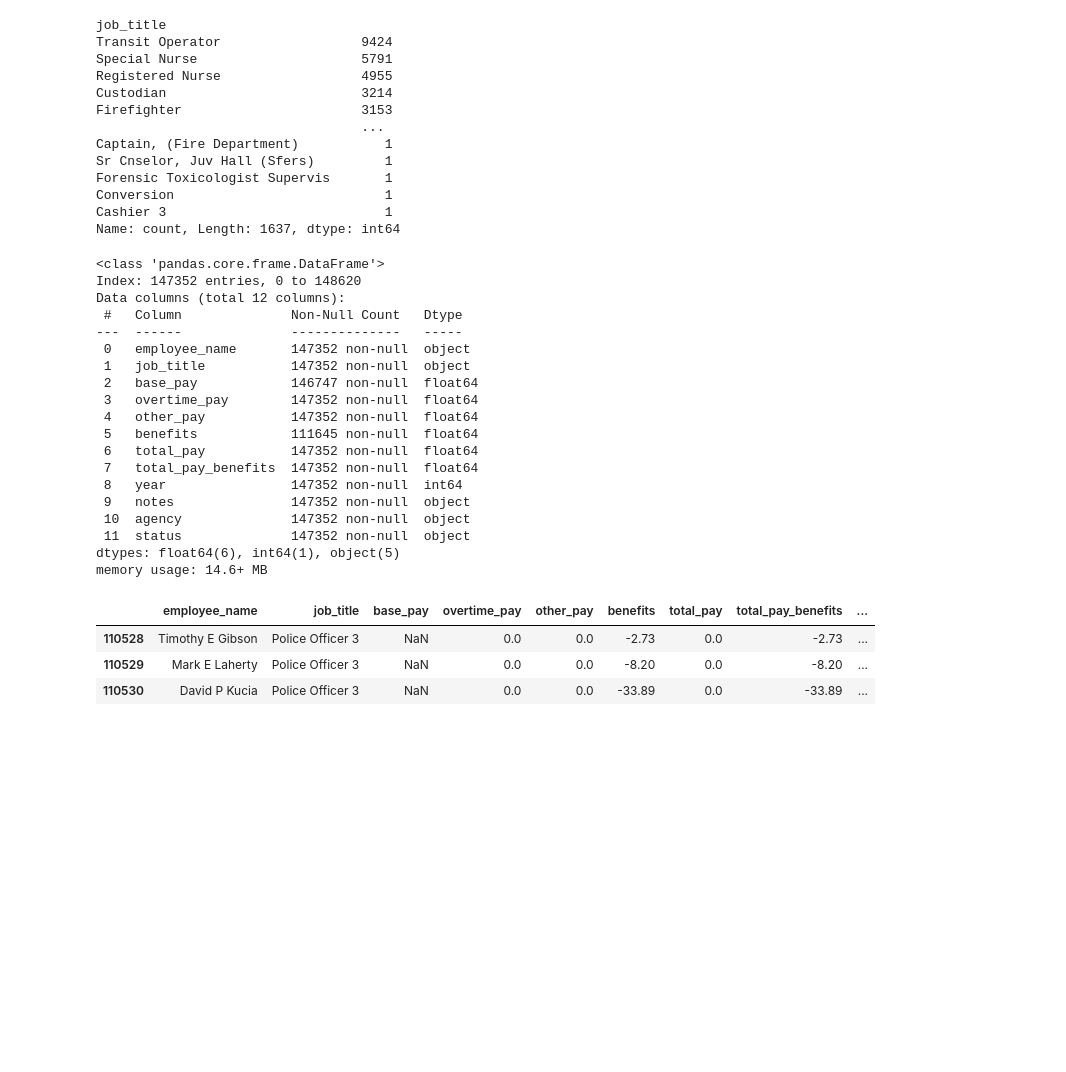
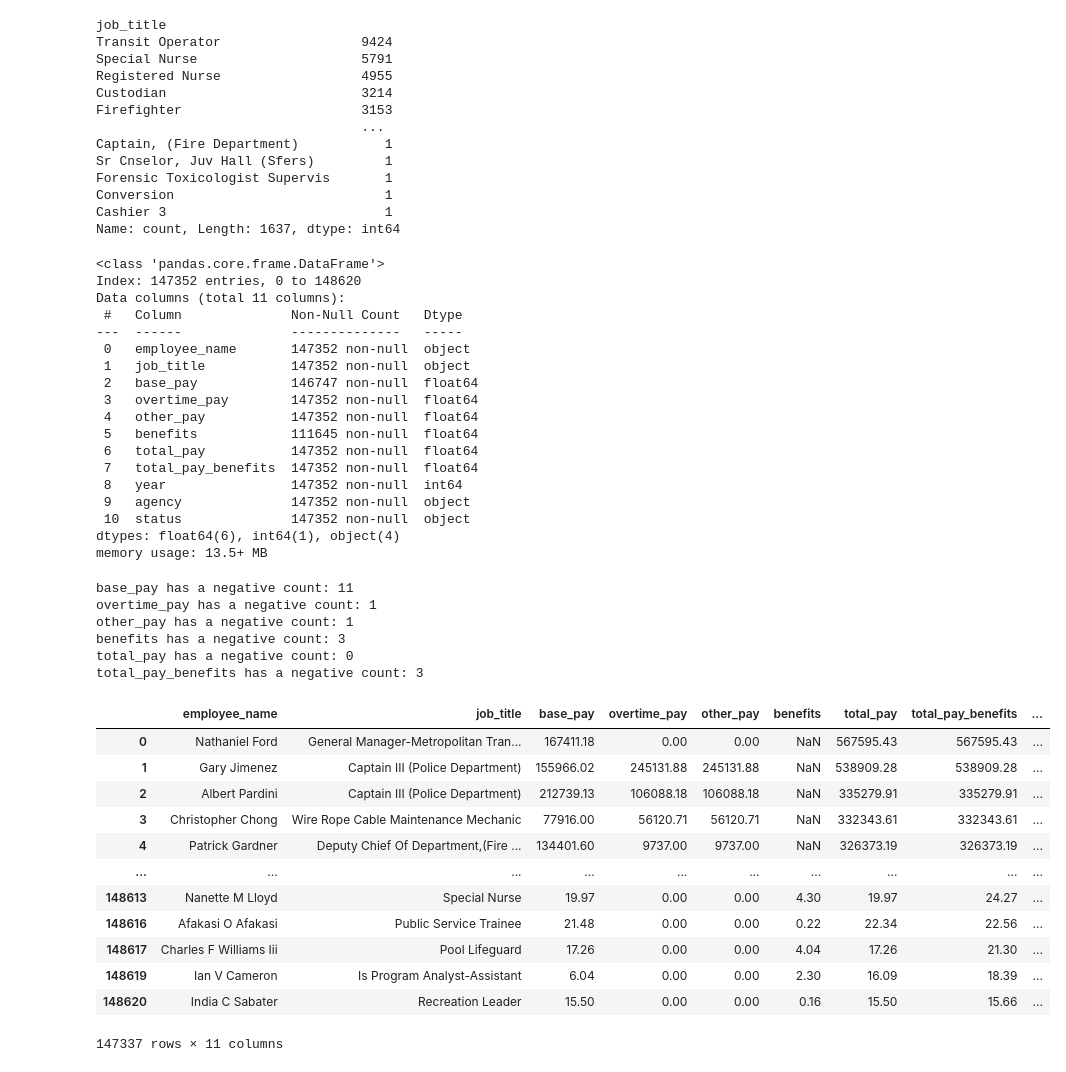
Before and after one commit to leiandrei/Salaries-Dataset-Cleaning-and-Aggregation, a Jupyter notebook: notebooks/analysis.ipynb, the cells around one changed output. Saved outputs shown, nothing was run; the diff lists cells and outputs as text; code cells hidden in the pictures; blank space fills up the shorter version.

Commit message:
(changes): cleaning numerical values.

```diff
--- a/notebooks/analysis.ipynb
+++ b/notebooks/analysis.ipynb
@@ -97,11 +97,11 @@ df.describe()
 # standardize columns
 
 # remove the id column
-df = df.drop(columns=['Id'])
+df = df.drop(columns=['Id', 'Notes'])
 headers = [
     "employee_name", "job_title", "base_pay", "overtime_pay",
     "other_pay", "benefits", "total_pay", "total_pay_benefits",
-    "year", "notes", "agency", "status"
+    "year", "agency", "status"
 ]
 df.columns = headers
 df
@@ -195,7 +195,7 @@ df.info()
 # %% [output]
 <class 'pandas.core.frame.DataFrame'>
 Index: 147352 entries, 0 to 148620
-Data columns (total 12 columns):
+Data columns (total 11 columns):
  #   Column              Non-Null Count   Dtype
 ---  ------              --------------   -----
  0   employee_name       147352 non-null  object
@@ -207,16 +207,37 @@ Data columns (total 12 columns):
  6   total_pay           147352 non-null  float64
  7   total_pay_benefits  147352 non-null  float64
  8   year                147352 non-null  int64
- 9   notes               147352 non-null  object
- 10  agency              147352 non-null  object
- 11  status              147352 non-null  object
-dtypes: float64(6), int64(1), object(5)
-memory usage: 14.6+ MB
+ 9   agency              147352 non-null  object
+ 10  status              147352 non-null  object
+dtypes: float64(6), int64(1), object(4)
+memory usage: 13.5+ MB
 # %%
-negatives = df[df['total_pay_benefits'] < 0]
-negatives
+check_cols = ['base_pay', 'overtime_pay', 'other_pay', 'benefits', 'total_pay', 'total_pay_benefits']
+
+# checking for negative columns count
+for cols in check_cols:
+    negative = (df[cols] < 0).sum()
+    print(f"{cols} has a negative count: {negative}")
+
+df_clean = df[~(df[check_cols] < 0).any(axis=1)]
+df_clean
 # %% [output]
+base_pay has a negative count: 11
+overtime_pay has a negative count: 1
+other_pay has a negative count: 1
+benefits has a negative count: 3
+total_pay has a negative count: 0
+total_pay_benefits has a negative count: 3
 |  | employee_name | job_title | base_pay | overtime_pay | other_pay | benefits | total_pay | total_pay_benefits | ... |
-| 110528 | Timothy E Gibson | Police Officer 3 | NaN | 0.0 | 0.0 | -2.73 | 0.0 | -2.73 | ... |
-| 110529 | Mark E Laherty | Police Officer 3 | NaN | 0.0 | 0.0 | -8.20 | 0.0 | -8.20 | ... |
-| 110530 | David P Kucia | Police Officer 3 | NaN | 0.0 | 0.0 | -33.89 | 0.0 | -33.89 | ... |
+| 0 | Nathaniel Ford | General Manager-Metropolitan Tran... | 167411.18 | 0.00 | 0.00 | NaN | 567595.43 | 567595.43 | ... |
+| 1 | Gary Jimenez | Captain III (Police Department) | 155966.02 | 245131.88 | 245131.88 | NaN | 538909.28 | 538909.28 | ... |
+| 2 | Albert Pardini | Captain III (Police Department) | 212739.13 | 106088.18 | 106088.18 | NaN | 335279.91 | 335279.91 | ... |
+| 3 | Christopher Chong | Wire Rope Cable Maintenance Mechanic | 77916.00 | 56120.71 | 56120.71 | NaN | 332343.61 | 332343.61 | ... |
+| 4 | Patrick Gardner | Deputy Chief Of Department,(Fire ... | 134401.60 | 9737.00 | 9737.00 | NaN | 326373.19 | 326373.19 | ... |
+| ... | ... | ... | ... | ... | ... | ... | ... | ... | ... |
+| 148613 | Nanette M Lloyd | Special Nurse | 19.97 | 0.00 | 0.00 | 4.30 | 19.97 | 24.27 | ... |
+| 148616 | Afakasi O Afakasi | Public Service Trainee | 21.48 | 0.00 | 0.00 | 0.22 | 22.34 | 22.56 | ... |
+| 148617 | Charles F Williams Iii | Pool Lifeguard | 17.26 | 0.00 | 0.00 | 4.04 | 17.26 | 21.30 | ... |
+| 148619 | Ian V Cameron | Is Program Analyst-Assistant | 6.04 | 0.00 | 0.00 | 2.30 | 16.09 | 18.39 | ... |
+| 148620 | India C Sabater | Recreation Leader | 15.50 | 0.00 | 0.00 | 0.16 | 15.50 | 15.66 | ... |
+147337 rows × 11 columns
```
Also changed, not shown: parts of 2 cells of this notebook.
